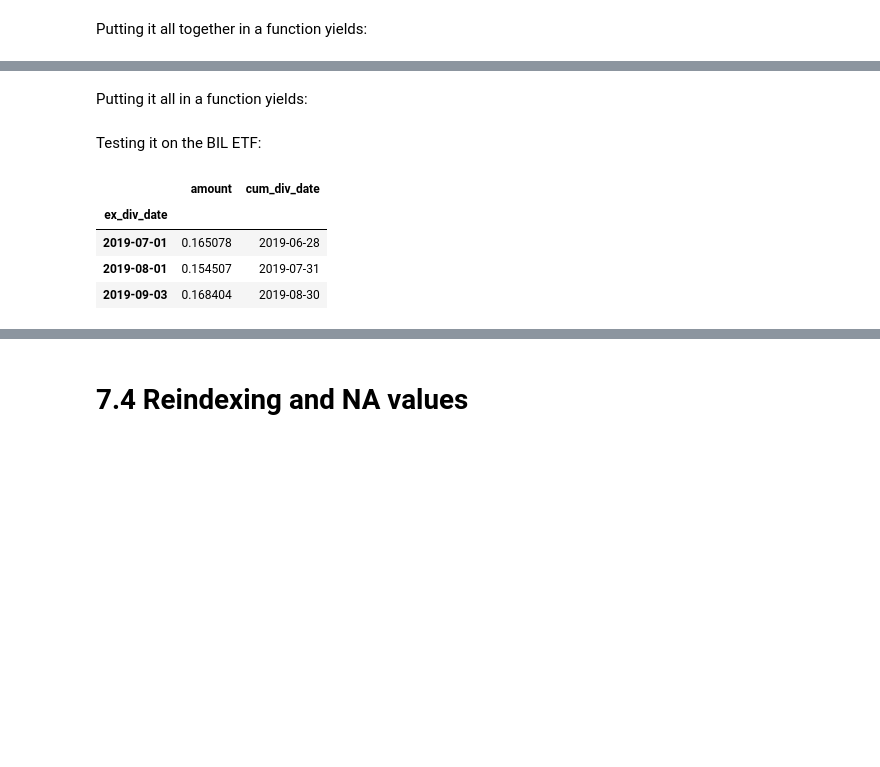
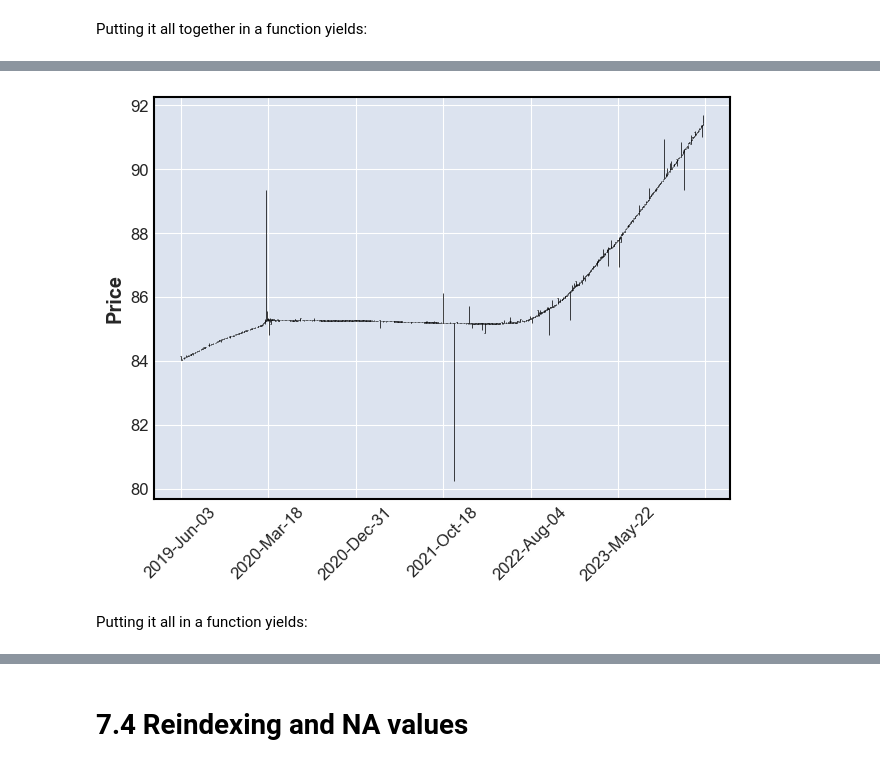
Before and after one commit to shinathan/polygon.io-stock-database, a Jupyter notebook: 07_process.ipynb, the cells around one changed output, grey strips where cells are left out. Cells and saved outputs as stored; diff of their text form; code cells hidden in the pictures; blank space fills up the shorter version.

```diff
--- a/07_process.ipynb
+++ b/07_process.ipynb
@@ -252,6 +225,15 @@ all_adjusted_bars.drop(columns=['cumulative_adjustment', 'date'], inplace=True)
 
 # Round to 4 decimals
 all_adjusted_bars = round(all_adjusted_bars, 4)
+# %%
+daily = all_adjusted_bars.resample('1D').agg({'open': 'first',
+                                 'high': 'max',
+                                 'low': 'min',
+                                 'close': 'last'})
+daily.dropna(inplace=True)
+mpf.plot(daily, type='ohlc', show_nontrading=False, warn_too_much_data=1000000)
+# %% [output]
+[figure, added]
 # %% [markdown]
 Putting it all in a function yields:
 # %%
@@ -304,2 +300,0 @@ def div_adjust(split_adjusted_bars, split_adjusted_dividends):
-# %% [markdown]
-Testing it on the BIL ETF:
@@ -309,8 +300,0 @@ split_adjusted_bars, split_adjusted_dividends = split_adjust(bars, "BIL")
-# %%
-split_adjusted_dividends.head(3)
-# %% [output]
-|  | amount | cum_div_date |
-| ex_div_date |  |  |
-| 2019-07-01 | 0.165078 | 2019-06-28 |
-| 2019-08-01 | 0.154507 | 2019-07-31 |
-| 2019-09-03 | 0.168404 | 2019-08-30 |
```
Also changed, not shown: parts of 42 cells of this notebook, 5 other files.
